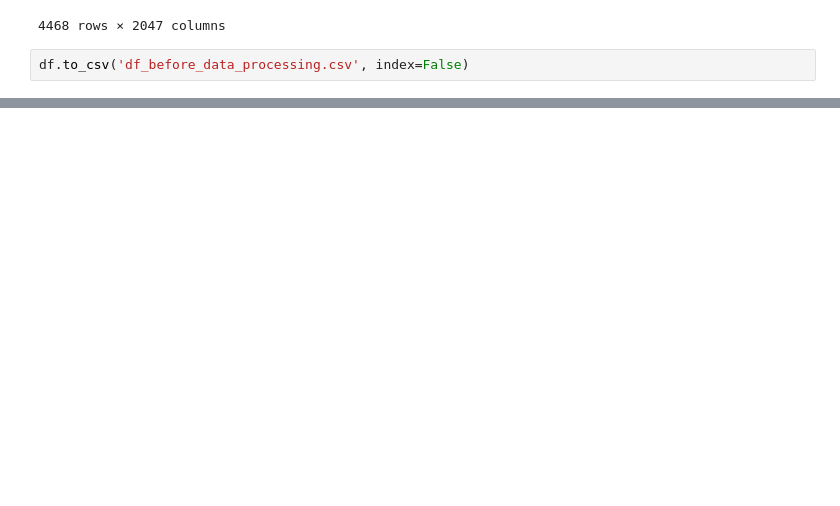
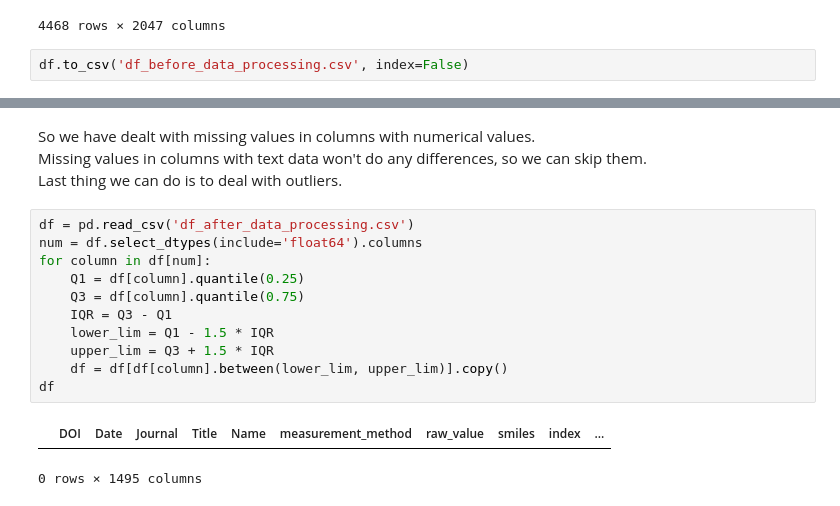
Before and after one commit to wwapper/ML_course, a Jupyter notebook: HW1.ipynb, the cells around one changed output, grey strips where cells are left out. Drawn from its saved outputs; the diff is of its cells as text; blank space fills up the shorter version.

```diff
--- a/HW1.ipynb
+++ b/HW1.ipynb
@@ -749,0 +889,18 @@ df.to_csv('df_before_data_processing.csv', index=False)
+# %% [markdown]
+So we have dealt with missing values in columns with numerical values.<br>
+Missing values in columns with text data won't do any differences, so we can skip them.<br>
+Last thing we can do is to deal with outliers.
+# %%
+df = pd.read_csv('df_after_data_processing.csv')
+num = df.select_dtypes(include='float64').columns
+for column in df[num]:
+    Q1 = df[column].quantile(0.25)
+    Q3 = df[column].quantile(0.75)
+    IQR = Q3 - Q1
+    lower_lim = Q1 - 1.5 * IQR
+    upper_lim = Q3 + 1.5 * IQR
+    df = df[df[column].between(lower_lim, upper_lim)].copy()
+df
+# %% [output]
+|  | DOI | Date | Journal | Title | Name | measurement_method | raw_value | smiles | index | ... |
+0 rows × 1495 columns
```
Also changed, not shown: parts of 17 cells of this notebook, 2 other files.
